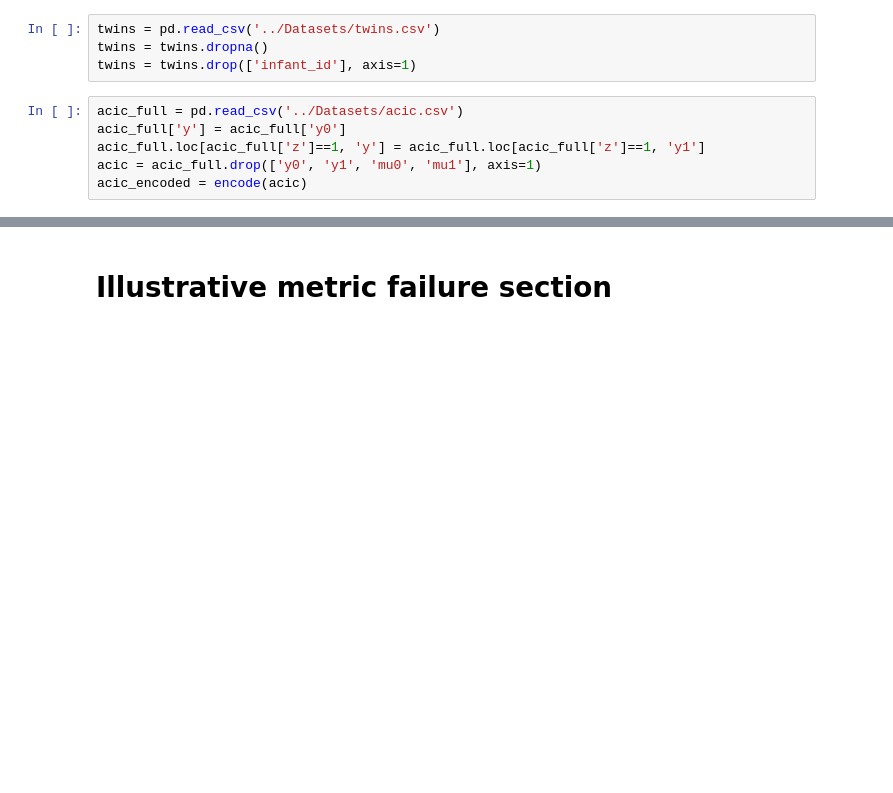
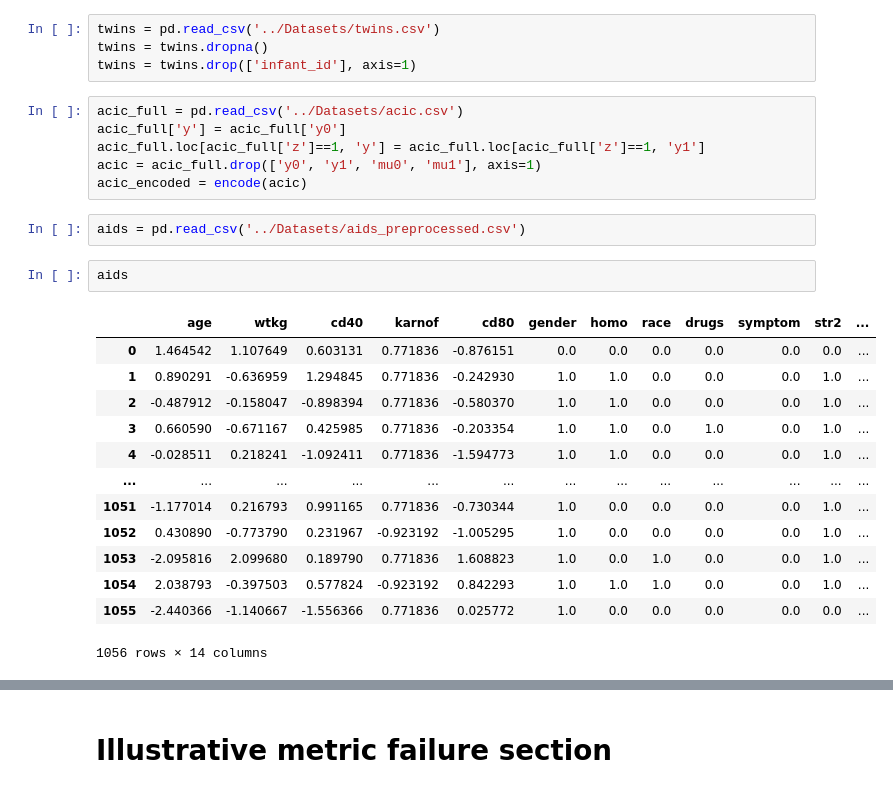
Before and after one commit to harrya32/STEAM, a Jupyter notebook: Experiments/Experiments.ipynb, the cells around one changed output, grey strips where cells are left out. Cells and saved outputs as stored; diff of their text form; blank space fills up the shorter version.

Commit message:
testing with aids dataset

```diff
--- a/Experiments/Experiments.ipynb
+++ b/Experiments/Experiments.ipynb
@@ -357,3 +357,21 @@ acic_full['y'] = acic_full['y0']
 acic_full.loc[acic_full['z']==1, 'y'] = acic_full.loc[acic_full['z']==1, 'y1']
 acic = acic_full.drop(['y0', 'y1', 'mu0', 'mu1'], axis=1)
 acic_encoded = encode(acic)
+# %%
+aids = pd.read_csv('../Datasets/aids_preprocessed.csv')
+# %%
+aids
+# %% [output]
+|  | age | wtkg | cd40 | karnof | cd80 | gender | homo | race | drugs | symptom | str2 | ... |
+| 0 | 1.464542 | 1.107649 | 0.603131 | 0.771836 | -0.876151 | 0.0 | 0.0 | 0.0 | 0.0 | 0.0 | 0.0 | ... |
+| 1 | 0.890291 | -0.636959 | 1.294845 | 0.771836 | -0.242930 | 1.0 | 1.0 | 0.0 | 0.0 | 0.0 | 1.0 | ... |
+| 2 | -0.487912 | -0.158047 | -0.898394 | 0.771836 | -0.580370 | 1.0 | 1.0 | 0.0 | 0.0 | 0.0 | 1.0 | ... |
+| 3 | 0.660590 | -0.671167 | 0.425985 | 0.771836 | -0.203354 | 1.0 | 1.0 | 0.0 | 1.0 | 0.0 | 1.0 | ... |
+| 4 | -0.028511 | 0.218241 | -1.092411 | 0.771836 | -1.594773 | 1.0 | 1.0 | 0.0 | 0.0 | 0.0 | 1.0 | ... |
+| ... | ... | ... | ... | ... | ... | ... | ... | ... | ... | ... | ... | ... |
+| 1051 | -1.177014 | 0.216793 | 0.991165 | 0.771836 | -0.730344 | 1.0 | 0.0 | 0.0 | 0.0 | 0.0 | 1.0 | ... |
+| 1052 | 0.430890 | -0.773790 | 0.231967 | -0.923192 | -1.005295 | 1.0 | 0.0 | 0.0 | 0.0 | 0.0 | 1.0 | ... |
+| 1053 | -2.095816 | 2.099680 | 0.189790 | 0.771836 | 1.608823 | 1.0 | 0.0 | 1.0 | 0.0 | 0.0 | 1.0 | ... |
+| 1054 | 2.038793 | -0.397503 | 0.577824 | -0.923192 | 0.842293 | 1.0 | 1.0 | 1.0 | 0.0 | 0.0 | 1.0 | ... |
+| 1055 | -2.440366 | -1.140667 | -1.556366 | 0.771836 | 0.025772 | 1.0 | 0.0 | 0.0 | 0.0 | 0.0 | 0.0 | ... |
+1056 rows × 14 columns
```
Also changed, not shown: parts of 6 cells of this notebook, 19 other files.
